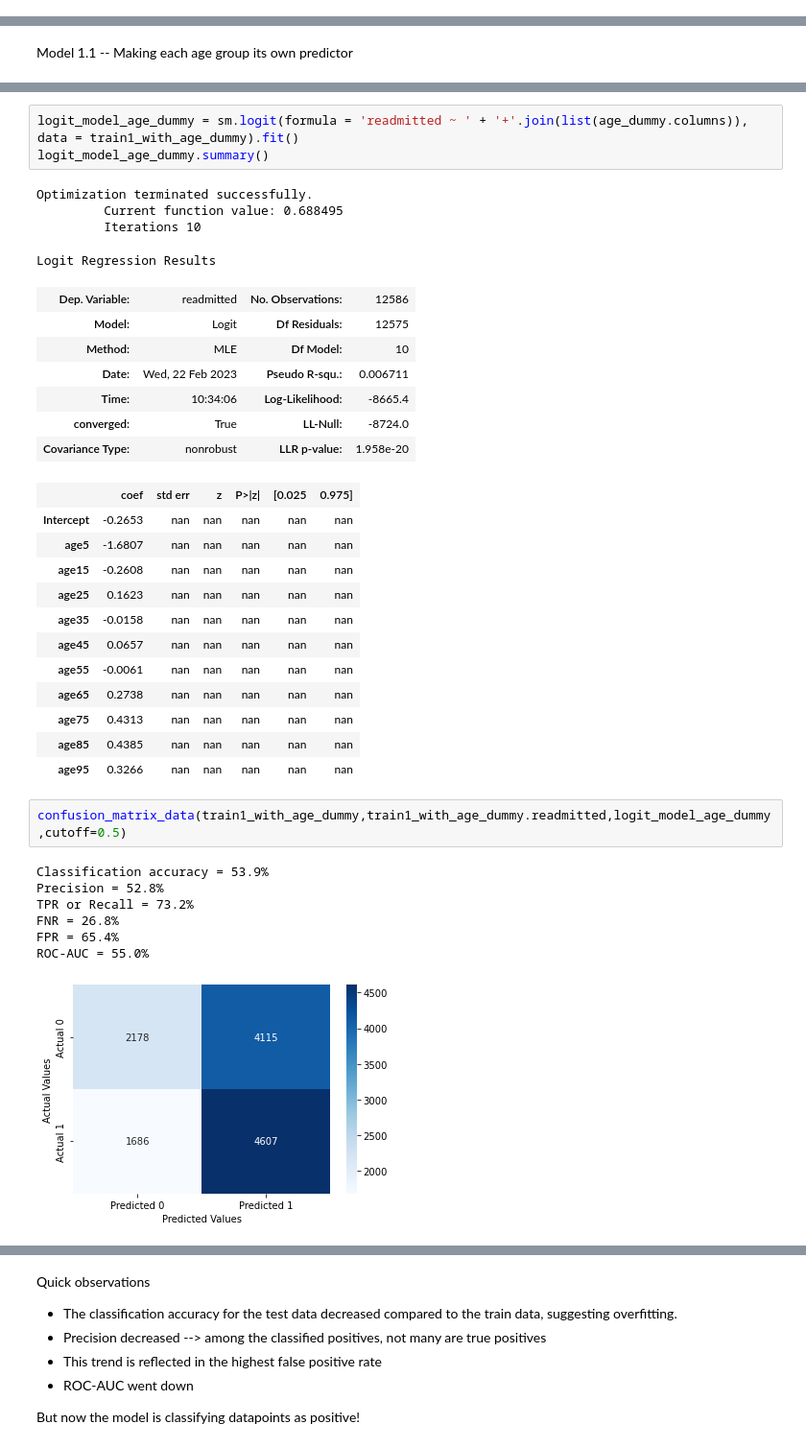
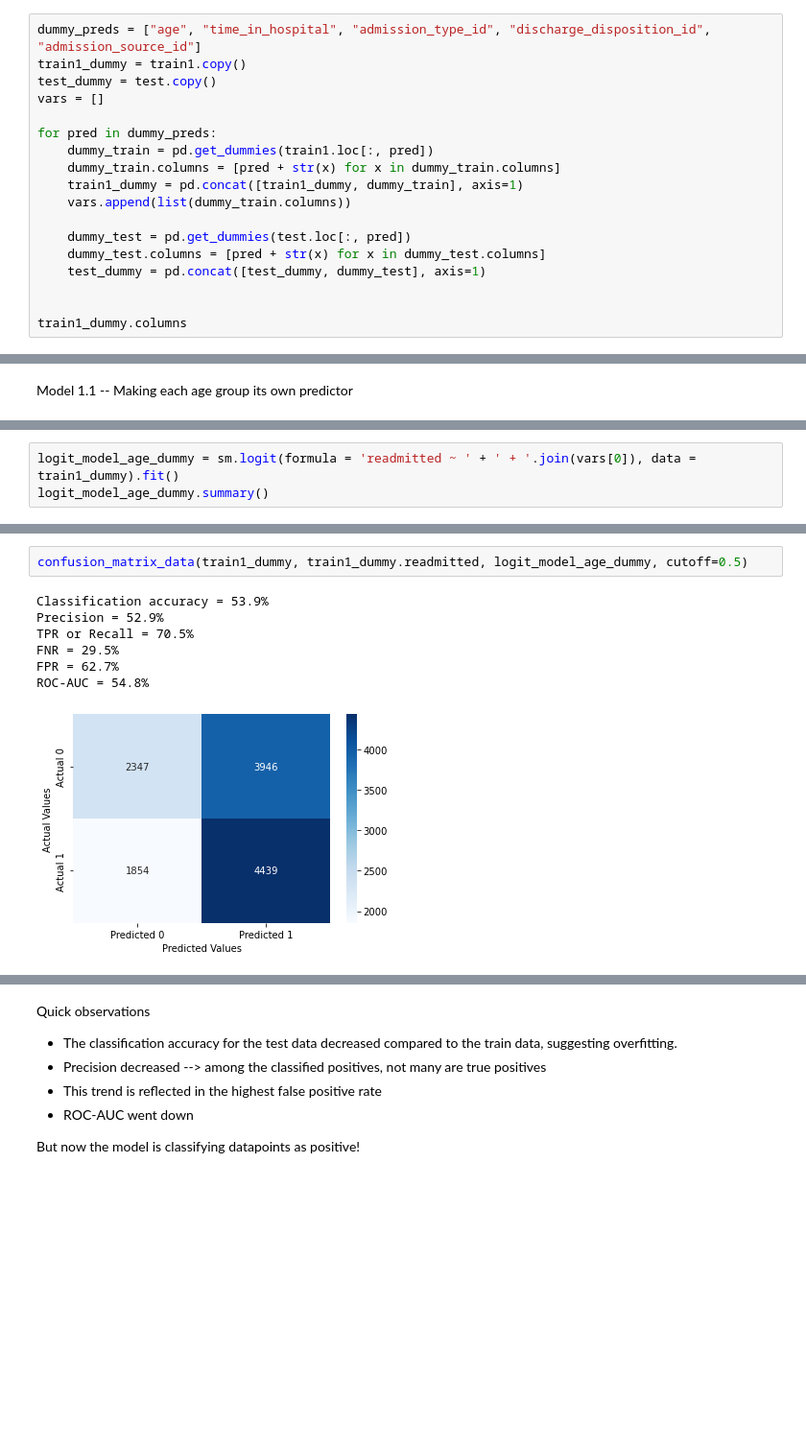
Before and after one commit to AnastasiaKWei/Saturn, a Jupyter notebook: Amy.ipynb, the cells around one changed output, grey strips where cells are left out. Shown at 96% size. Cells and saved outputs as stored; diff of their text form; blank space fills up the shorter version.

```diff
--- a/Amy.ipynb
+++ b/Amy.ipynb
@@ -115,0 +118,18 @@ def confusion_matrix_data(data,actual_values,model,cutoff=0.5):
+# %%
+dummy_preds = ["age", "time_in_hospital", "admission_type_id", "discharge_disposition_id", "admission_source_id"]
+train1_dummy = train1.copy()
+test_dummy = test.copy()
+vars = []
+
+for pred in dummy_preds:
+    dummy_train = pd.get_dummies(train1.loc[:, pred])
+    dummy_train.columns = [pred + str(x) for x in dummy_train.columns]
+    train1_dummy = pd.concat([train1_dummy, dummy_train], axis=1)
+    vars.append(list(dummy_train.columns))
+
+    dummy_test = pd.get_dummies(test.loc[:, pred])
+    dummy_test.columns = [pred + str(x) for x in dummy_test.columns]
+    test_dummy = pd.concat([test_dummy, dummy_test], axis=1)
+
+
+train1_dummy.columns
@@ -200,0 +260,3 @@ train1_with_age_dummy
+# %%
+logit_model_age_dummy = sm.logit(formula = 'readmitted ~ ' + ' + '.join(vars[0]), data = train1_dummy).fit()
+logit_model_age_dummy.summary()
@@ -205,37 +291,10 @@ train1_with_age_dummy
-# %%
-logit_model_age_dummy = sm.logit(formula = 'readmitted ~ ' + '+'.join(list(age_dummy.columns)), data = train1_with_age_dummy).fit()
-logit_model_age_dummy.summary()
-# %% [output]
-Optimization terminated successfully.
-         Current function value: 0.688495
-         Iterations 10
-Logit Regression Results
-| Dep. Variable: | readmitted | No. Observations: | 12586 |
-| Model: | Logit | Df Residuals: | 12575 |
-| Method: | MLE | Df Model: | 10 |
-| Date: | Wed, 22 Feb 2023 | Pseudo R-squ.: | 0.006711 |
-| Time: | 10:34:06 | Log-Likelihood: | -8665.4 |
-| converged: | True | LL-Null: | -8724.0 |
-| Covariance Type: | nonrobust | LLR p-value: | 1.958e-20 |
-|  | coef | std err | z | P>|z| | [0.025 | 0.975] |
-| Intercept | -0.2653 | nan | nan | nan | nan | nan |
-| age5 | -1.6807 | nan | nan | nan | nan | nan |
-| age15 | -0.2608 | nan | nan | nan | nan | nan |
-| age25 | 0.1623 | nan | nan | nan | nan | nan |
-| age35 | -0.0158 | nan | nan | nan | nan | nan |
-| age45 | 0.0657 | nan | nan | nan | nan | nan |
-| age55 | -0.0061 | nan | nan | nan | nan | nan |
-| age65 | 0.2738 | nan | nan | nan | nan | nan |
-| age75 | 0.4313 | nan | nan | nan | nan | nan |
-| age85 | 0.4385 | nan | nan | nan | nan | nan |
-| age95 | 0.3266 | nan | nan | nan | nan | nan |
 # %%
-confusion_matrix_data(train1_with_age_dummy,train1_with_age_dummy.readmitted,logit_model_age_dummy,cutoff=0.5)
+confusion_matrix_data(train1_dummy, train1_dummy.readmitted, logit_model_age_dummy, cutoff=0.5)
 # %% [output]
 Classification accuracy = 53.9%
-Precision = 52.8%
-TPR or Recall = 73.2%
-FNR = 26.8%
-FPR = 65.4%
-ROC-AUC = 55.0%
+Precision = 52.9%
+TPR or Recall = 70.5%
+FNR = 29.5%
+FPR = 62.7%
+ROC-AUC = 54.8%
-[figure, old version]
+[figure, new version]
```
Also changed, not shown: parts of 63 cells of this notebook.
